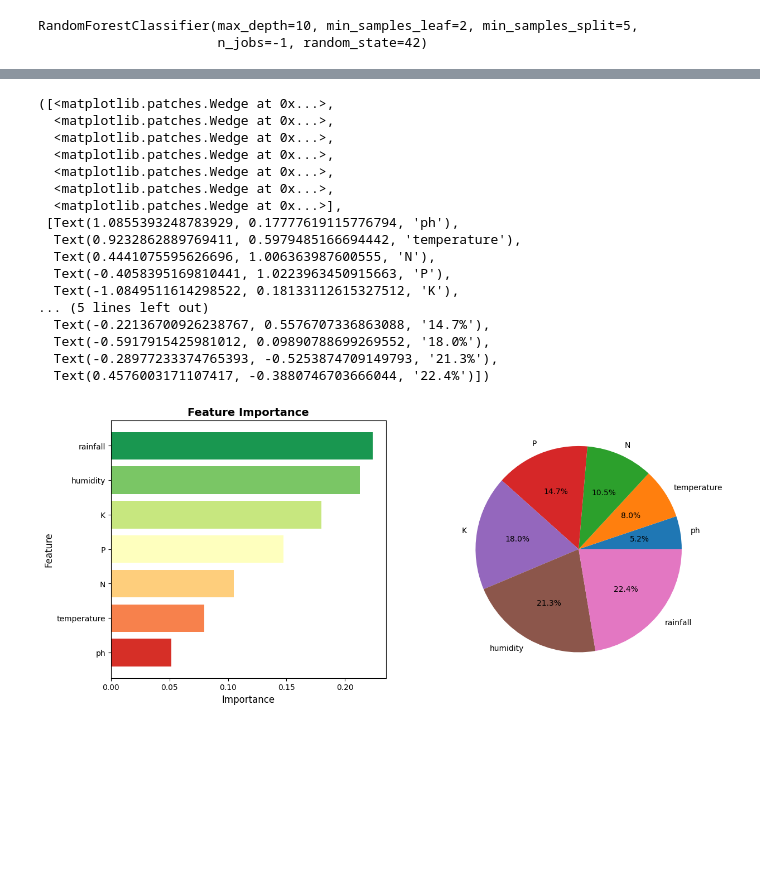
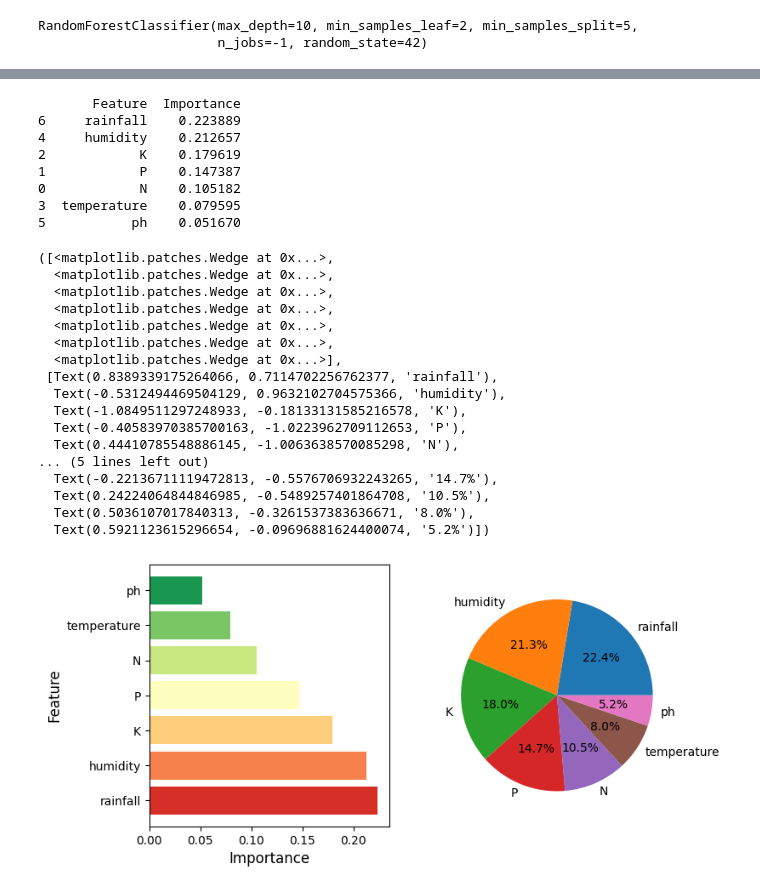
Before and after one commit to KushagraTomar/crop-recommendation-ml-system, a Jupyter notebook: notebooks/models/03_random_forest.ipynb, the cells around one changed output, grey strips where cells are left out. Cells and saved outputs as stored; diff of their text form; code cells hidden in the pictures; blank space fills up the shorter version.

```diff
--- a/notebooks/models/03_random_forest.ipynb
+++ b/notebooks/models/03_random_forest.ipynb
@@ -83,15 +45,11 @@ Number of classes: 22
 # %%
-# =============================================================================
-# 4. TRAIN-TEST SPLIT
-# =============================================================================
-
 X_train, X_test, y_train, y_test = train_test_split(
-    X, y,
+    X, y_encoded,
     test_size=0.2,      # 20% for testing
     random_state=42,    # For reproducibility
-    stratify=y          # Maintain class distribution
+    stratify=y_encoded  # Maintain class distribution
 )
 
-print(f"\nTraining set: {X_train.shape[0]} samples ({X_train.shape[0]/len(X)*100:.1f}%)")
-print(f"Test set: {X_test.shape[0]} samples ({X_test.shape[0]/len(X)*100:.1f}%)")
+print(f"\nTraining set: {X_train.shape[0]})")
+print(f"Test set: {X_test.shape[0]}")
 # %% [output]
@@ -234,50 +110,52 @@ print(importance_df)
 # %%
-# =============================================================================
-# 11. FEATURE IMPORTANCE VISUALIZATION
-# =============================================================================
+# Create feature importance DataFrame
+importance_df = pd.DataFrame({
+    'Feature': feature_cols,
+    'Importance': model.feature_importances_
+}).sort_values('Importance', ascending=False)
+print(importance_df)
 
-fig, axes = plt.subplots(1, 2, figsize=(14, 6))
-
+fig, axes = plt.subplots(1, 2, figsize=(8, 4))
 # Plot 1: Horizontal Bar Chart
 colors = plt.cm.RdYlGn(np.linspace(0.1, 0.9, len(feature_cols)))
 axes[0].barh(importance_df['Feature'], importance_df['Importance'], color=colors)
 axes[0].set_xlabel('Importance', fontsize=12)
 axes[0].set_ylabel('Feature', fontsize=12)
-axes[0].set_title('Feature Importance', fontsize=14, fontweight='bold')
-
+# axes[0].set_title('Feature Importance', fontsize=14, fontweight='bold')
 
 # Plot 2: Pie Chart
 axes[1].pie(
     importance_df['Importance'],
     labels=importance_df['Feature'],
     autopct='%1.1f%%',
 )
-# axes[1].set_title('🌲 Feature Importance (Pie Chart)', fontsize=14, fontweight='bold')
-
-# plt.tight_layout()
-# plt.savefig('../../figures/rf_feature_importance.png', dpi=150, bbox_inches='tight', facecolor='white')
-# plt.show()
-
-# print("📁 Saved: figures/rf_feature_importance.png")
 # %% [output]
-([<matplotlib.patches.Wedge at 0x...>,
-  <matplotlib.patches.Wedge at 0x...>,
-  <matplotlib.patches.Wedge at 0x...>,
-  <matplotlib.patches.Wedge at 0x...>,
-  <matplotlib.patches.Wedge at 0x...>,
-  <matplotlib.patches.Wedge at 0x...>,
-  <matplotlib.patches.Wedge at 0x...>],
- [Text(1.0855393248783929, 0.17777619115776794, 'ph'),
-  Text(0.9232862889769411, 0.5979485166694442, 'temperature'),
-  Text(0.4441075595626696, 1.006363987600555, 'N'),
-  Text(-0.4058395169810441, 1.0223963450915663, 'P'),
-  Text(-1.0849511614298522, 0.18133112615327512, 'K'),
-... (5 lines left out)
-  Text(-0.22136700926238767, 0.5576707336863088, '14.7%'),
-  Text(-0.5917915425981012, 0.09890788699269552, '18.0%'),
-  Text(-0.28977233374765393, -0.5253874709149793, '21.3%'),
-  Text(0.4576003171107417, -0.3880746703666044, '22.4%')])
+       Feature  Importance
+6     rainfall    0.223889
+4     humidity    0.212657
+2            K    0.179619
+1            P    0.147387
+0            N    0.105182
+3  temperature    0.079595
+5           ph    0.051670
+([<matplotlib.patches.Wedge at 0x...>,
+  <matplotlib.patches.Wedge at 0x...>,
+  <matplotlib.patches.Wedge at 0x...>,
+  <matplotlib.patches.Wedge at 0x...>,
+  <matplotlib.patches.Wedge at 0x...>,
+  <matplotlib.patches.Wedge at 0x...>,
+  <matplotlib.patches.Wedge at 0x...>],
+ [Text(0.8389339175264066, 0.7114702256762377, 'rainfall'),
+  Text(-0.5312494469504129, 0.9632102704575366, 'humidity'),
+  Text(-1.0849511297248933, -0.18133131585216578, 'K'),
+  Text(-0.40583970385700163, -1.0223962709112653, 'P'),
+  Text(0.44410785548886145, -1.0063638570085298, 'N'),
+... (5 lines left out)
+  Text(-0.22136711119472813, -0.5576706932243265, '14.7%'),
+  Text(0.24224064844846985, -0.5489257401864708, '10.5%'),
+  Text(0.5036107017840313, -0.3261537383636671, '8.0%'),
+  Text(0.5921123615296654, -0.09696881624400074, '5.2%')])
-[figure, old version]
+[figure, new version]
 # %%
 from sklearn.model_selection import GridSearchCV
 
```
Also changed, not shown: parts of 21 cells of this notebook, 4 other files.
